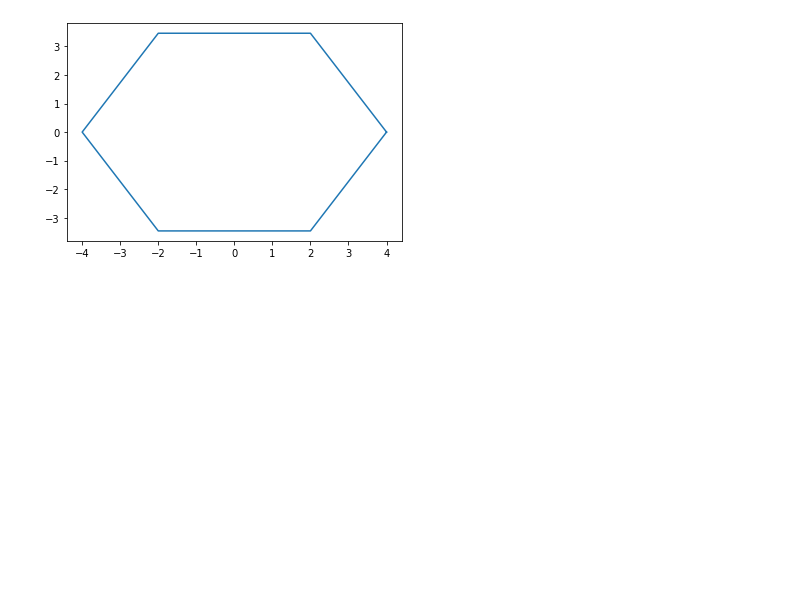
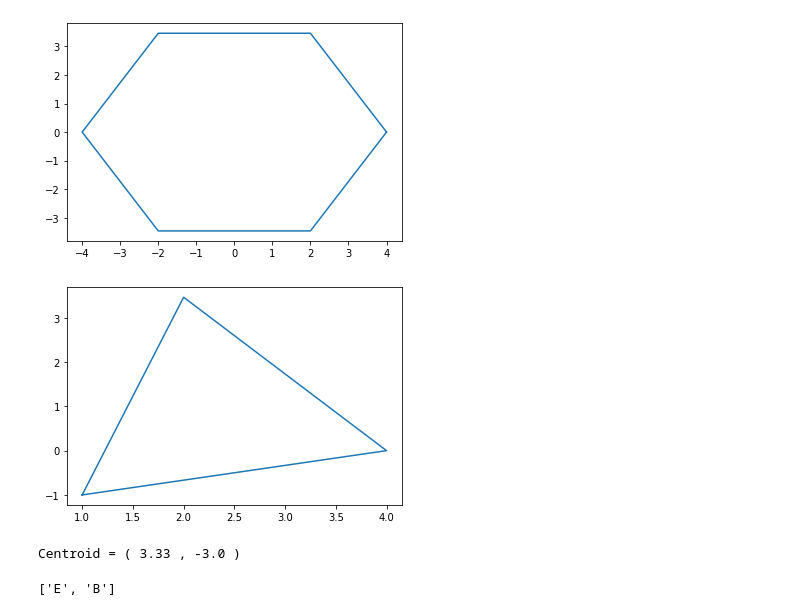
Before and after one commit to obengdouglas/DSI-2022, a Jupyter notebook: DSI_hexagon1.ipynb, the cells around one changed output. Cells and saved outputs as stored; diff of their text form; code cells hidden in the pictures; blank space fills up the shorter version.

```diff
--- a/DSI_hexagon1.ipynb
+++ b/DSI_hexagon1.ipynb
@@ -104,6 +64,75 @@ plt.plot(xs,ys)
 plt.show()
 # %% [output]
 [figure]
+# %%
+points1 = {'A':(4,0), 'B':(2,2*sqrt(3)), 'C':(-2,2*sqrt(3)), 'D':(-4,0), 'E':(-2,-2*sqrt(3)), 'F':(2,-2*sqrt(3)), 'G':(1, -1)}
+points2 = [[4,0], [2,2*sqrt(3)], [-2,2*sqrt(3)], [-4,0], [-2,-2*sqrt(3)], [2,-2*sqrt(3)], [1, -1]]
+
+adjacent = ['A', 'B', 'C', 'D', 'E', 'F']
+
+n_pairs = 1
+for _ in range(n_pairs):
+  i = random.randrange(len(adjacent)-1)
+  tripoints=['G', adjacent[i], adjacent[i+1]]
+tripoints
+
+triangle=[points1[x] for x in tripoints]
+triangle
+triangle.append(triangle[0])
+
+xs, ys = zip(*triangle) #create lists of x and y values
+
+plt.figure()
+plt.plot(xs,ys)
+plt.show()
+# %% [output]
+[figure, added]
+# %%
+if __name__ == "__main__" :
+
+    # coordinate of the vertices
+    x1, x2, x3 = 1, 3, 6
+    y1, y2, y3 = 2, -4, -7
+
+    # Formula to calculate centroid
+    x = round((x1 + x2 + x3) / 3, 2)
+    y = round((y1 + y2 + y3) / 3, 2)
+
+    print("Centroid =","(",x,",",y,")")
+# %% [output]
+Centroid = ( 3.33 , -3.0 )
+# %%
+points1 = {'A':(4,0), 'B':(2,2*sqrt(3)), 'C':(-2,2*sqrt(3)), 'D':(-4,0), 'E':(-2,-2*sqrt(3)), 'F':(2,-2*sqrt(3)), 'G':(1, -1)}
+points2 = [[4,0], [2,2*sqrt(3)], [-2,2*sqrt(3)], [-4,0], [-2,-2*sqrt(3)], [2,-2*sqrt(3)], [1, -1]]
+
+tripoints = ['A', 'B', 'C', 'D', 'E', 'F']
+# hexagon=[points1[x] for x in hexpoints]
+# hexagon
+# hexagon.append(hexagon[0])
+
+# xs, ys = zip(*hexagon) #create lists of x and y values
+
+# plt.figure()
+# plt.plot(xs,ys)
+# plt.show()
+
+
+print(random.sample(tripoints, 2))
+
+# import random
+# from shapely.geometry import Polygon, Point
+
+# def get_random(hexagon):
+#      minx, miny, maxx, maxy = hexagon.bounds
+#      while True:
+#          p = Point(random.uniform(minx, maxx), random.uniform(miny, maxy))
+#          if hexagon.contains(p):
+#              return p
+
+# p = Polygon([(0, 0), (0, 2), (1, 1), (2, 2), (2, 0), (1, 1), (0, 0)])
+# point_in_poly = get_random(hexagon)
+# %% [output]
+['E', 'B']
 # %%
 hexpoints = ['A', 'B', 'C', 'D', 'E', 'F']
 hexagon=[points1[x] for x in hexpoints]
```
Also changed, not shown: parts of 4 cells of this notebook.
